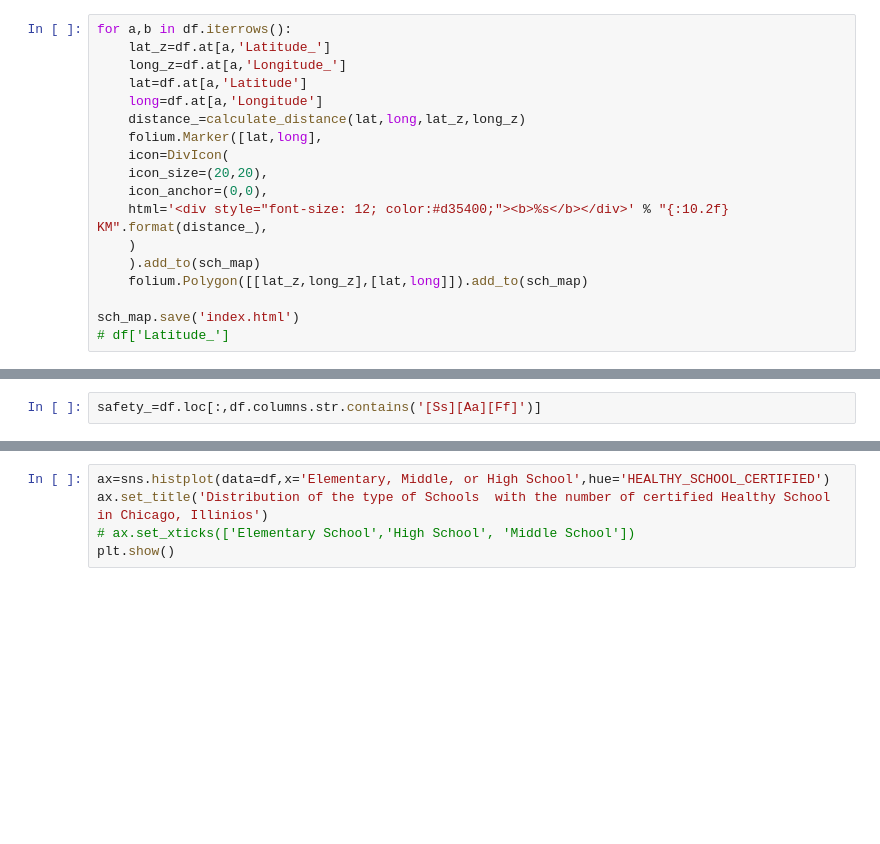
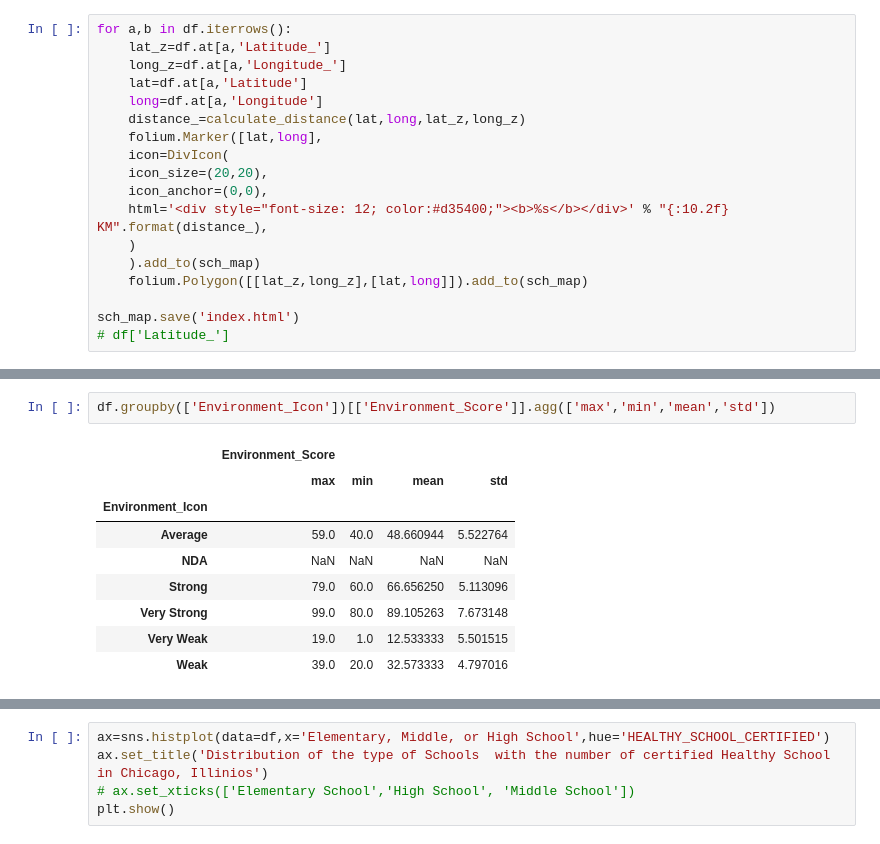
Before and after one commit to imabiodun/chicago_school_DS, a Jupyter notebook: chicago_schools.ipynb, the cells around one changed output, grey strips where cells are left out. Cells and saved outputs as stored; diff of their text form; blank space fills up the shorter version.

```diff
--- a/chicago_schools.ipynb
+++ b/chicago_schools.ipynb
@@ -128,3 +159,13 @@ sch_map.save('index.html')
 # %%
-safety_=df.loc[:,df.columns.str.contains('[Ss][Aa][Ff]')]
+df.groupby(['Environment_Icon'])[['Environment_Score']].agg(['max','min','mean','std'])
+# %% [output]
+|  | Environment_Score |  |  |  |
+|  | max | min | mean | std |
+| Environment_Icon |  |  |  |  |
+| Average | 59.0 | 40.0 | 48.660944 | 5.522764 |
+| NDA | NaN | NaN | NaN | NaN |
+| Strong | 79.0 | 60.0 | 66.656250 | 5.113096 |
+| Very Strong | 99.0 | 80.0 | 89.105263 | 7.673148 |
+| Very Weak | 19.0 | 1.0 | 12.533333 | 5.501515 |
+| Weak | 39.0 | 20.0 | 32.573333 | 4.797016 |
 # %%
```
Also changed, not shown: parts of 18 cells of this notebook.
